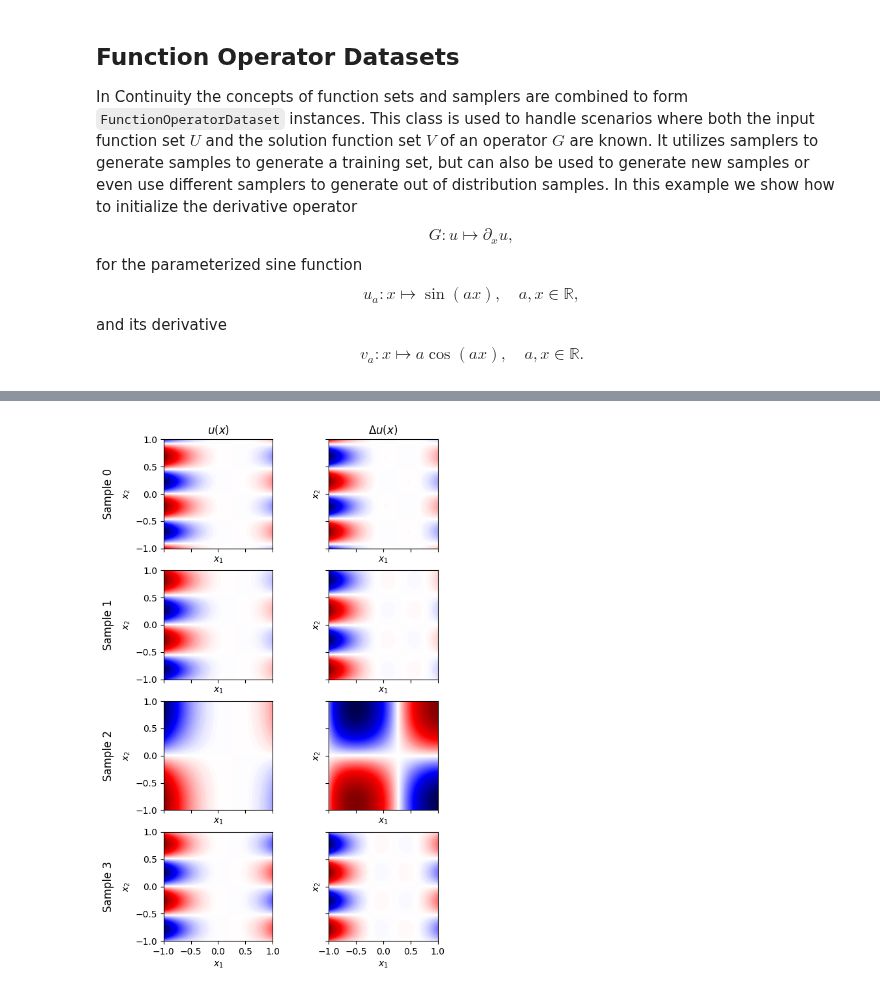
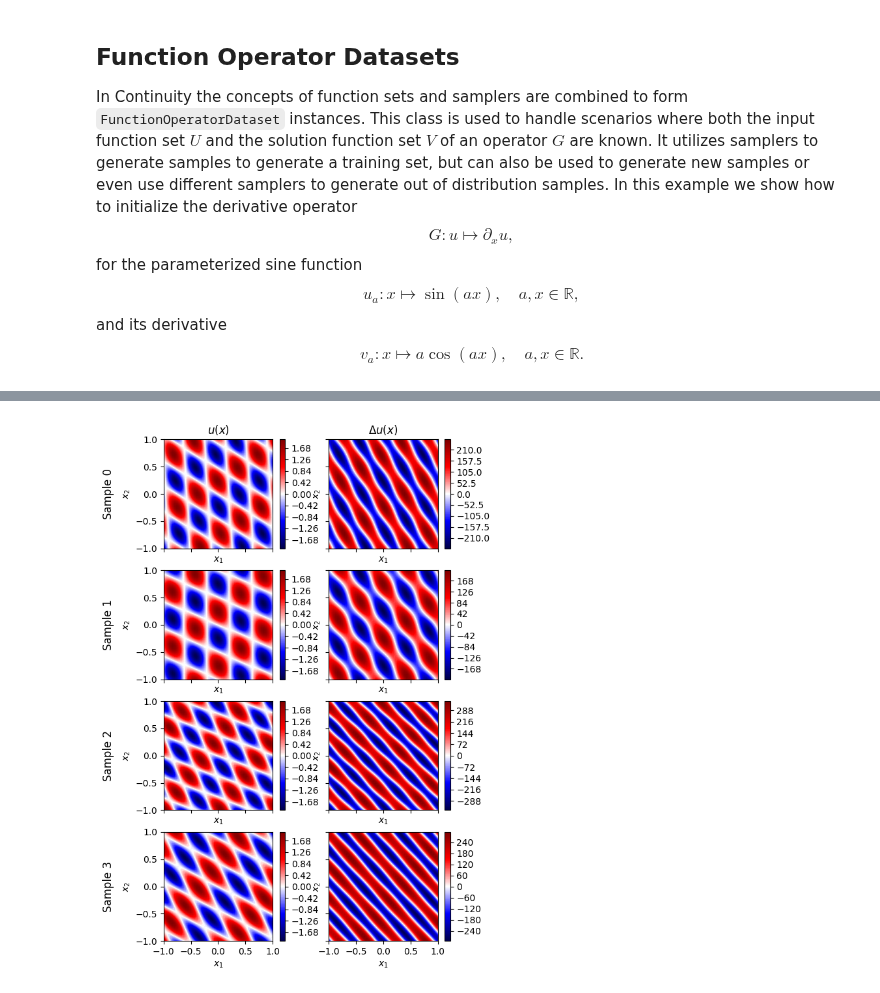
Before and after one commit to aai-institute/continuiti, a Jupyter notebook: examples/functions.ipynb, the cells around one changed output, grey strips where cells are left out. Cells and saved outputs as stored; diff of their text form; code cells hidden in the pictures.

```diff
--- a/examples/functions.ipynb
+++ b/examples/functions.ipynb
@@ -234,29 +223,50 @@ dset_laplace = FunctionOperatorDataset(
-# %%
-fig, axs = plt.subplots(nrows=4, ncols=2, sharex=True, sharey=True, figsize=(6, 10))
-
-v_min = min(torch.min(dset_laplace.u), torch.min(dset_laplace.v))
-v_max = max(torch.max(dset_laplace.u), torch.max(dset_laplace.v))
-for i, (x, u, y, v) in enumerate(dset_laplace):
-    u_plot = u.reshape(50, 50)
-    v_plot = v.reshape(50, 50)
-    v_abs_max = torch.max(torch.abs(u))
-    axs[i, 0].contourf(u_plot, levels=256, extent=[-1, 1, -1, 1], cmap='seismic', vmax=v_abs_max, vmin=-v_abs_max)
-    v_abs_max = torch.max(torch.abs(v))
-    axs[i, 1].contourf(v_plot, levels=256, extent=[-1, 1, -1, 1], cmap='seismic', vmax=v_abs_max, vmin=-v_abs_max)
-    axs[i, 0].set_aspect('equal')
-    axs[i, 1].set_aspect('equal')
-    axs[i, 0].set_xlabel('$x_1$')
-    axs[i, 0].set_ylabel('$x_2$')
-    axs[i, 1].set_xlabel('$x_1$')
-    axs[i, 1].set_ylabel('$x_2$')
-
-cols = ["$u(x)$", "$\Delta u(x)$"]
-for ax, col in zip(axs[0], cols):
-    ax.set_title(col)
-rows = [f"Sample {i}" for i in range(4)]
-for ax, row in zip(axs[:, 0], rows):
-    ax.annotate(row, xy=(0, 0.5), xytext=(-ax.yaxis.labelpad - 5, 0),
-                xycoords=ax.yaxis.label, textcoords='offset points',
-                size='large', ha='right', va='center', rotation=90)
-# %% [output]
-[figure, removed]
+# %%
+func = lambda a: lambda xi: torch.sin(a[0] * xi[:, 0] + a[1] * xi[:, 1])
+u = FunctionSet(lambda a: lambda xi: (func(a[:2])(xi) + func(a[2:])(xi)).unsqueeze(1))
+v = FunctionSet(lambda a: lambda xi: ((-a[0] ** 2 - a[1] ** 2) * func(a[:2])(xi) + (-a[2] ** 2 - a[3] ** 2) * func(a[2:])(xi)).unsqueeze(1))
+
+x_sampler = RegularGridSampler(torch.Tensor([-1., -1.]), torch.Tensor([1., 1.]))
+y_sampler = RegularGridSampler(torch.Tensor([-1., -1.]), torch.Tensor([1., 1.]))
+parameter_sampler = UniformBoxSampler(torch.Tensor([2 * torch.pi, 2 * torch.pi, torch.pi, -2 * torch.pi]), torch.Tensor([4 * torch.pi, 4 * torch.pi, 2 * torch.pi, -torch.pi]))
+
+dset_laplace = FunctionOperatorDataset(
+    input_function_set=u,
+    x_sampler=x_sampler,
+    n_sensors=2500,
+    solution_function_set=v,
+    y_sampler=y_sampler,
+    n_evaluations=2500,
+    p_sampler=parameter_sampler,
+    n_observations=4,
+)
+# %%
+fig, axs = plt.subplots(nrows=4, ncols=2, sharex=True, sharey=True, figsize=(6, 10))
+
+v_min = min(torch.min(dset_laplace.u), torch.min(dset_laplace.v))
+v_max = max(torch.max(dset_laplace.u), torch.max(dset_laplace.v))
+for i, (x, u, y, v) in enumerate(dset_laplace):
+    u_plot = u.reshape(50, 50)
+    v_plot = v.reshape(50, 50)
+    v_abs_max = torch.max(torch.abs(u))
+    im1 = axs[i, 0].contourf(u_plot, levels=256, extent=[-1, 1, -1, 1], cmap='seismic', vmax=v_abs_max, vmin=-v_abs_max)
+    fig.colorbar(im1, ax=axs[i, 0])
+    v_abs_max = torch.max(torch.abs(v))
+    im2 = axs[i, 1].contourf(v_plot, levels=256, extent=[-1, 1, -1, 1], cmap='seismic', vmax=v_abs_max, vmin=-v_abs_max)
+    fig.colorbar(im2, ax=axs[i, 1])
+    axs[i, 0].set_aspect('equal')
+    axs[i, 1].set_aspect('equal')
+    axs[i, 0].set_xlabel('$x_1$')
+    axs[i, 0].set_ylabel('$x_2$')
+    axs[i, 1].set_xlabel('$x_1$')
+    axs[i, 1].set_ylabel('$x_2$')
+
+cols = ["$u(x)$", "$\Delta u(x)$"]
+for ax, col in zip(axs[0], cols):
+    ax.set_title(col)
+rows = [f"Sample {i}" for i in range(4)]
+for ax, row in zip(axs[:, 0], rows):
+    ax.annotate(row, xy=(0, 0.5), xytext=(-ax.yaxis.labelpad - 5, 0),
+                xycoords=ax.yaxis.label, textcoords='offset points',
+                size='large', ha='right', va='center', rotation=90)
+# %% [output]
+[figure, added]
```
Also changed, not shown: parts of 7 cells of this notebook.
